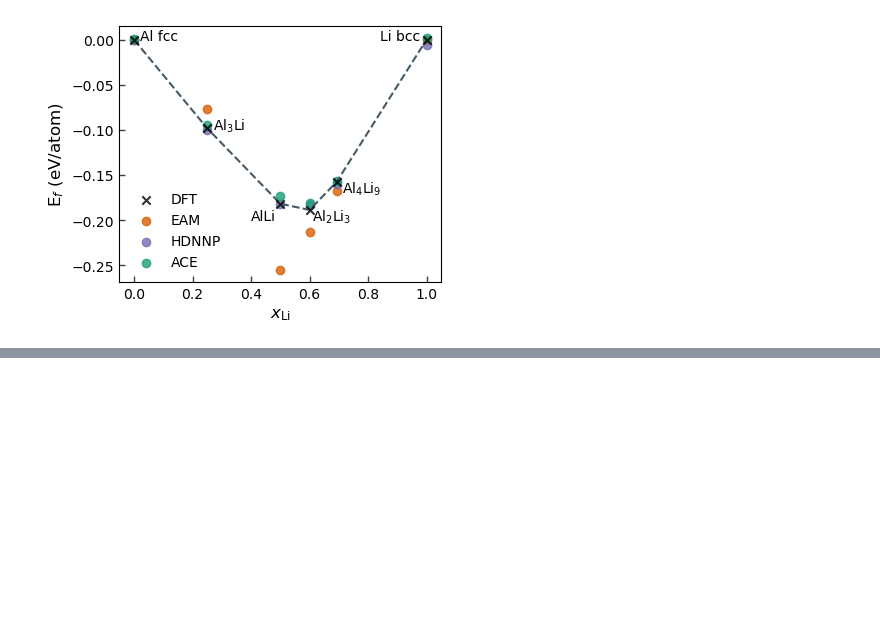
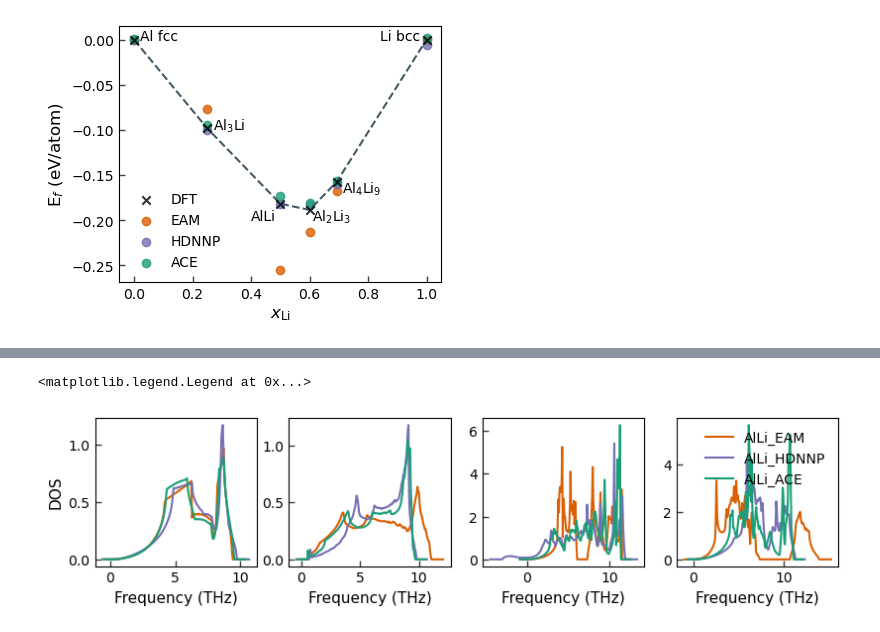
Before and after one commit to pyiron/potential_publication, a Jupyter notebook: 03_validation/01_validation.ipynb, the cells around one changed output, grey strips where cells are left out. Drawn from its saved outputs; the diff is of its cells as text; code cells hidden in the pictures; blank space fills up the shorter version.

```diff
--- a/03_validation/01_validation.ipynb
+++ b/03_validation/01_validation.ipynb
@@ -295,0 +309,2 @@ plt.savefig("img_convex_hull.png", dpi=300, bbox_inches='tight')
+# %%
+potentials_list = ['AlLi-EAM', 'AlLi-HDNNP', 'AlLi-ACE']
@@ -295,0 +328,23 @@ plt.savefig("img_convex_hull.png", dpi=300, bbox_inches='tight')
+# %%
+for pot in potentials_list:
+    potname = pot.replace('-', '_')
+    pr_pot = pr.create_group(potname)
+
+    for _, row in subset_murn[subset_murn.potential==pot].iterrows():
+        job_id = row["job_id"]
+
+        ref = pr.load(job_id)
+        phase = ref.name.split('_')[-1]
+        job_ref = pr.create.job.Lammps(f'ref_job_{potname}_{phase}')
+
+        job_ref.structure = ref.structure
+        job_ref.potential = pot
+        job_ref.calc_minimize()
+
+        elastic_job = job_ref.create_job(pr.job_type.ElasticMatrixJob, f'elastic_job_{potname}_{phase}')
+        elastic_job.input["eps_range"] = 0.05
+        elastic_job.run(delete_existing_job=True)
+
+        phonopy_job = job_ref.create_job(pr.job_type.PhonopyJob, f"phonopy_job_{potname}_{phase}")
+        job_ref.calc_static()
+        phonopy_job.run()
@@ -295,0 +411,23 @@ plt.savefig("img_convex_hull.png", dpi=300, bbox_inches='tight')
+# %%
+mlt = Multiplot(columns=4, rows=1, width=700, ratio=0.2, )#wspace=0.3)
+clrlist = [colors["r"], colors["b"], colors["g"]]
+
+phases = ['Alfcc', 'Libcc', 'AlLi', 'Al3Li']
+potnames = ['AlLi_EAM', 'AlLi_HDNNP', 'AlLi_ACE']
+
+for cp, phase in enumerate(phases):
+    for count, potname in enumerate(potnames):
+        phonopy_job = pr[f"phonopy_job_{potname}_{phase}"]
+        thermo = phonopy_job.get_thermal_properties(t_min=0, t_max=800)
+        mlt[0,cp].plot(phonopy_job["output/dos_energies"], phonopy_job["output/dos_total"],
+                lw=1.5,
+                color=clrlist[count],
+                label=potname,)
+
+        mlt[0,cp].set_xlabel("Frequency (THz)",fontsize=11)
+mlt[0,0].set_ylabel("DOS",fontsize=11)
+plt.legend(frameon=False)
+plt.savefig("img_dos.png", dpi=300, bbox_inches='tight')
+# %% [output]
+<matplotlib.legend.Legend at 0x...>
+[figure, added]
```
Also changed, not shown: parts of 15 cells of this notebook, 3 other files.
